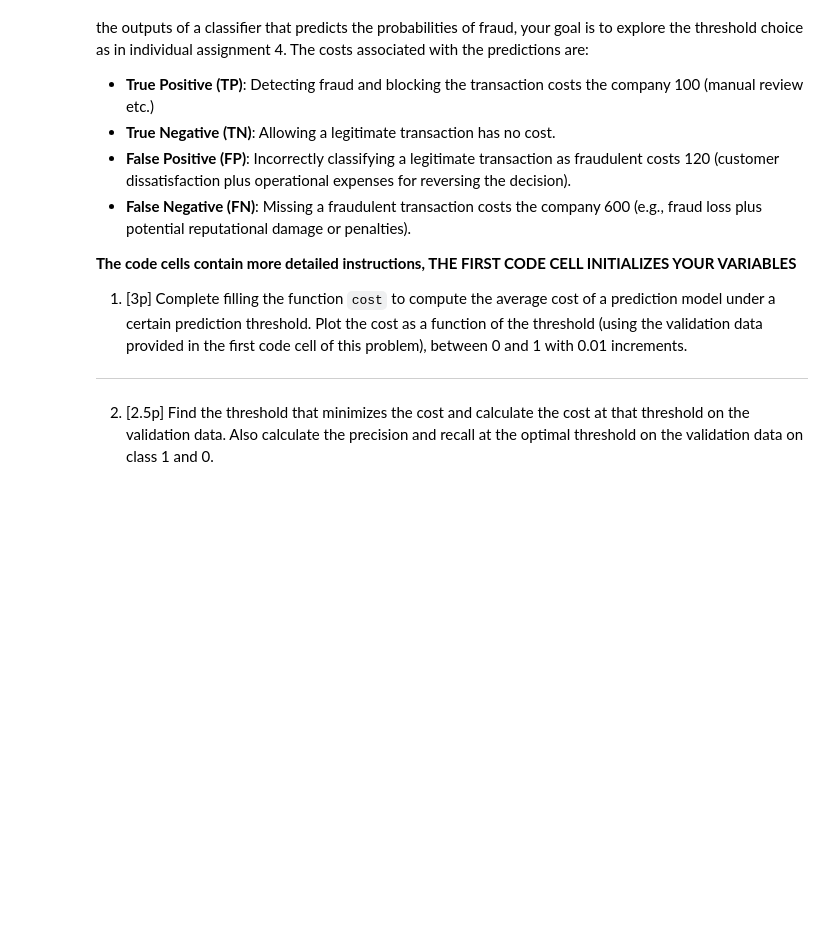
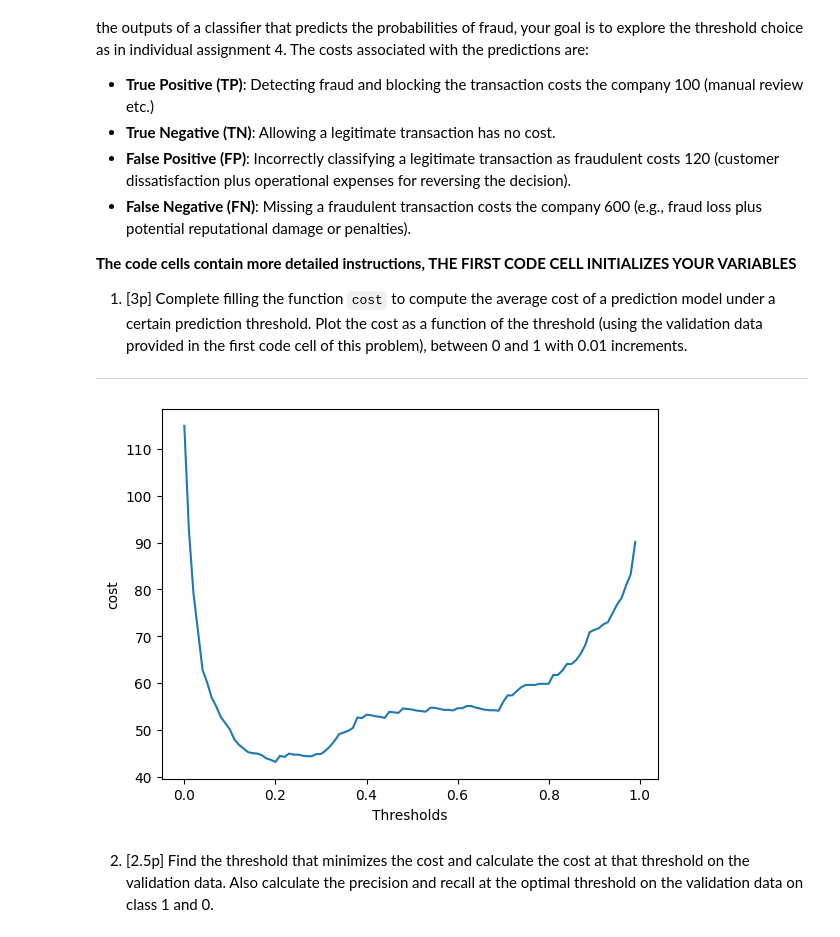
Before and after one commit to Samjus02/Real-Dataanalys-Preparation, a Jupyter notebook: Exams/exam2025June/exam2025June copy 2.ipynb, the cells around one changed output. Drawn from its saved outputs; the diff is of its cells as text; code cells hidden in the pictures; blank space fills up the shorter version.

```diff
--- a/Exams/exam2025June/exam2025June copy 2.ipynb
+++ b/Exams/exam2025June/exam2025June copy 2.ipynb
@@ -637,23 +637,60 @@ In this problem we are interested in fraud detection in an e-commerce system. In
 # %%
 # Part 1: 3 points
 # Implement the following function that calculates the cost of a binary classifier according to
 # the specification in the problem statement
 # See the comments inside the function for details of the parameters
 
 def cost(y_true, y_predict_proba, threshold):
     # y_true is a numpy array of shape (n_samples,) with binary labels
     # y_predict_proba is a numpy array of shape (n_samples,) with predicted probabilities
     # threshold is a float between 0 and 1
 
     # When returning the cost, you should return the average cost per sample
     # thus it should be a value
-    return XXX  # A float
+
+    y_pred = (y_predict_proba >= threshold).astype(int)
+    y_true = y_true
+
+    # Compute confusion matrix components by counting outcomes
+    # True Positives: fraud correctly detected
+    TP = np.sum((y_true == 1) & (y_pred == 1))
+
+    # True Negatives: legitimate transactions correctly allowed
+    TN = np.sum((y_true == 0) & (y_pred == 0))
+
+    # False Positives: legitimate transactions incorrectly blocked
+    FP = np.sum((y_true == 0) & (y_pred == 1))
+
+    # False Negatives: fraud that was missed
+    FN = np.sum((y_true == 1) & (y_pred == 0))
+
+    tp_cost = 100
+    tn_cost = 0
+    fp_cost = 120
+    fn_cost = 600
+    # Compute the average cost per sample
+    # This makes the cost comparable across datasets of different sizes
+    total_cost = (TP*tp_cost + TN*tn_cost + FP*fp_cost + FN*fn_cost)
+    avg_cost = total_cost / len(y_true)
+    return avg_cost
 
 
 # Provide the code below to plot the cost as a function of the threshold
 # using the validation data, specifically the arrays PROBLEM3_y_true_val and PROBLEM3_y_pred_proba_val.
 # The plot should be between 0 and 1 with 0.01 increments
 # The y-axis should be the cost and the x-axis should be the threshold
+
+thresholds = np.arange(0, 1, 0.01)
+costs = [
+    cost(PROBLEM3_y_true_val, PROBLEM3_y_pred_proba_val, t)
+    for t in thresholds
+]
+plt.plot(thresholds, costs)
+plt.xlabel("Thresholds")
+plt.ylabel("cost")
+plt.show()
+# %% [output]
+[figure, added]
 # %% [markdown]
 2. [2.5p] Find the threshold that minimizes the cost and calculate the cost at that threshold on the validation data. Also calculate the precision and recall at the optimal threshold on the validation data on class 1 and 0.
 # %%
```
Also changed, not shown: parts of 7 cells of this notebook, 2 other files.
